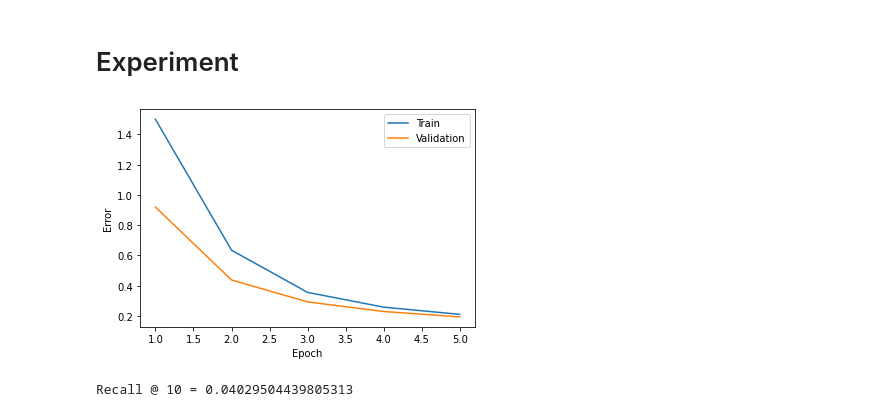
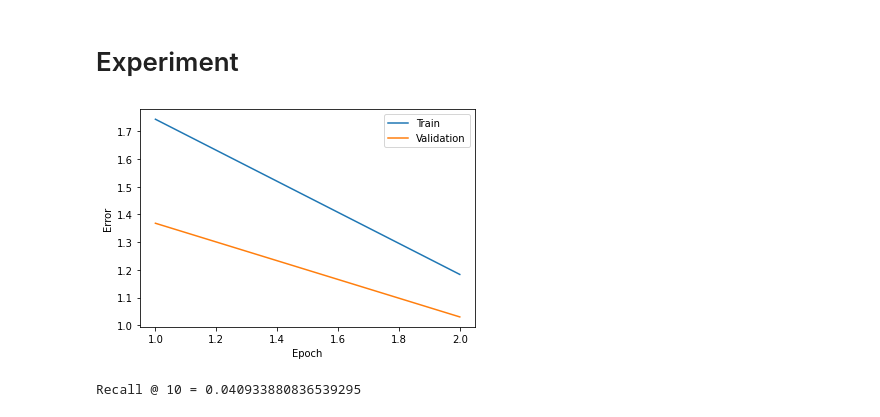
Before and after one commit to JulesDesmet/rbm_recommender, a Jupyter notebook: GoodreadsRBM.ipynb, the cells around one changed output. Drawn from its saved outputs; the diff is of its cells as text; code cells hidden in the pictures.

```diff
--- a/GoodreadsRBM.ipynb
+++ b/GoodreadsRBM.ipynb
@@ -337,7 +382,7 @@ def get_ndcg(top_k: np.ndarray, actual_scores: np.ndarray):
 # Training the RBM
 # %%
 def train_rbm(train: tf.data.Dataset, validation: tf.data.Dataset, weights: tf.Variable, vb: tf.Variable,
-              hb: tf.Variable, cond_weights: tf.Variable) -> tuple:
+              hb: tf.Variable, cond_weights: tf.Variable = None) -> tuple:
     """
     The training loop of the (conditional) RBM.
 
@@ -358,12 +403,14 @@ def train_rbm(train: tf.data.Dataset, validation: tf.data.Dataset, weights: tf.V
         train_iter = iter(train)
         for _ in trange(len(train), leave=False):
             batch = next(train_iter)
-            sparse_r = sparse.coo_matrix((np.ones(len(batch.indices)), batch.indices.numpy().T), shape=batch.shape)
-            r = tf.constant(sparse_r.toarray(), tf.float32)
+            v0_state = tf.sparse.to_dense(batch)
 
-            v0_state = tf.sparse.to_dense(batch)
-            h0_state, vk_state, hk_state = gibbs_sampling(
-                v0_state, weights, r, cond_weights, vb, hb, gibbs_sampling_iterations)
+            if cond_weights is None:
+                h0_state, vk_state, hk_state = gibbs_sampling(v0_state, weights, vb, hb, gibbs_sampling_iterations)
+            else:
+                r = get_r(batch)
+                h0_state, vk_state, hk_state = gibbs_sampling_conditional(
+                    v0_state, weights, r, cond_weights, vb, hb, gibbs_sampling_iterations)
 
             temp_0 = tf.matmul(tf.transpose(v0_state), tf.squeeze(h0_state))
             temp_k = tf.matmul(tf.transpose(vk_state), tf.squeeze(hk_state))
@@ -372,7 +419,8 @@ def train_rbm(train: tf.data.Dataset, validation: tf.data.Dataset, weights: tf.V
             weights = weights + alpha * delta
             vb = vb + alpha * tf.reduce_mean(v0_state - vk_state, 0)
             hb = hb + alpha * tf.reduce_mean(tf.squeeze(h0_state - hk_state), 0)
-            cond_weights = cond_weights + alpha * tf.matmul(tf.transpose(r), h0_state - hk_state)
+            if cond_weights is not None:
+                cond_weights = cond_weights + alpha * tf.matmul(tf.transpose(r), h0_state - hk_state)
 
             train_errors[-1] += error(v0_state, vk_state)
 
@@ -381,9 +429,10 @@ def train_rbm(train: tf.data.Dataset, validation: tf.data.Dataset, weights: tf.V
         for _ in trange(len(validation), leave=False):
             batch = next(validation_iter)
             v0_state = tf.sparse.to_dense(batch)
-            sparse_r = sparse.coo_matrix((np.ones(len(batch.indices)), batch.indices.numpy().T), shape=batch.shape)
-            r = tf.constant(sparse_r.toarray(), tf.float32)
-            _, vk_state, _ = gibbs_sampling(v0_state, weights, r, cond_weights, vb, hb, 1)
+            if cond_weights is None:
+                _, vk_state, _ = gibbs_sampling(v0_state, weights, vb, hb, 1)
+            else:
+                _, vk_state, _ = gibbs_sampling_conditional(v0_state, weights, get_r(batch), cond_weights, vb, hb, 1)
             validation_errors[-1] += error(v0_state, vk_state)
 
         train_errors[-1] = (train_errors[-1] / len(train)) ** 0.5
@@ -405,7 +454,7 @@ def plot_errors(train_errors: list, validation_errors: list, file_name: str = No
 # Experiment
 # %%
 # Training hyperparameters
-epochs = 5
+epochs = 2
 batch_size = 250
 gibbs_sampling_iterations = 1
 nr_recommendations = 10
@@ -414,7 +463,7 @@ alpha = 0.01  # Learning rate
 hiddenUnits = 20
 visibleUnits = shape[1]
 # %%
-W, vb, hb = None, None, None
+W, D, vb, hb = None, None, None, None
 
 for seed in trange(1, 6, leave=False):
     # train, test = generate_random_split(normalized_matrix, seed=seed)
@@ -429,34 +478,35 @@ for seed in trange(1, 6, leave=False):
         tensor_train = convert_sparse_matrix_to_sparse_tensor(train[train_indices])
         tensor_validation = convert_sparse_matrix_to_sparse_tensor(train[validation_indices])
 
         train_ds = tf.data.Dataset.from_tensor_slices(tensor_train).batch(batch_size)
         validation_ds = tf.data.Dataset.from_tensor_slices(tensor_validation).batch(batch_size)
 
         W = tf.Variable(tf.zeros([visibleUnits, hiddenUnits]), tf.float32)
         D = tf.Variable(tf.zeros([visibleUnits, hiddenUnits]), tf.bool)
         vb = tf.Variable(tf.zeros([visibleUnits]), tf.float32)
         hb = tf.Variable(tf.zeros([hiddenUnits]), tf.float32)
 
-        W, D, vb, hb, train_errors, validation_errors = train_rbm(train_ds, validation_ds, W, vb, hb, D)
+        W, _, vb, hb, train_errors, validation_errors = train_rbm(train_ds, validation_ds, W, vb, hb)
 
         for epoch in range(epochs):
             mean_train_errors[epoch] += train_errors[epoch] / 5
             mean_validation_errors[epoch] += validation_errors[epoch] / 5
 
         break
 
     plot_errors(mean_train_errors, mean_validation_errors)
 
     recommendations = np.empty((shape[0], 10), dtype=np.int_)
-    for batch_start in range(0, train.shape[0], batch_size):
+    for batch_start in trange(0, train.shape[0], batch_size, leave=False):
         batch_end = batch_start + batch_size
         batch = train[batch_start: batch_end]
+        # r = get_r(convert_sparse_matrix_to_sparse_tensor(batch))
         recommendations[batch_start: batch_end] = get_k_recommendations(batch.toarray(), W, hb, vb, nr_recommendations)
     recall = compute_recall(test, array_to_sparse_matrix(recommendations))
 
     print("Recall @", nr_recommendations, "=", recall)
 
     break
 # %% [output]
-[figure, old version]
+[figure, new version]
-Recall @ 10 = 0.04029504439805313
+Recall @ 10 = 0.040933880836539295
```
Also changed, not shown: parts of 7 cells of this notebook.
